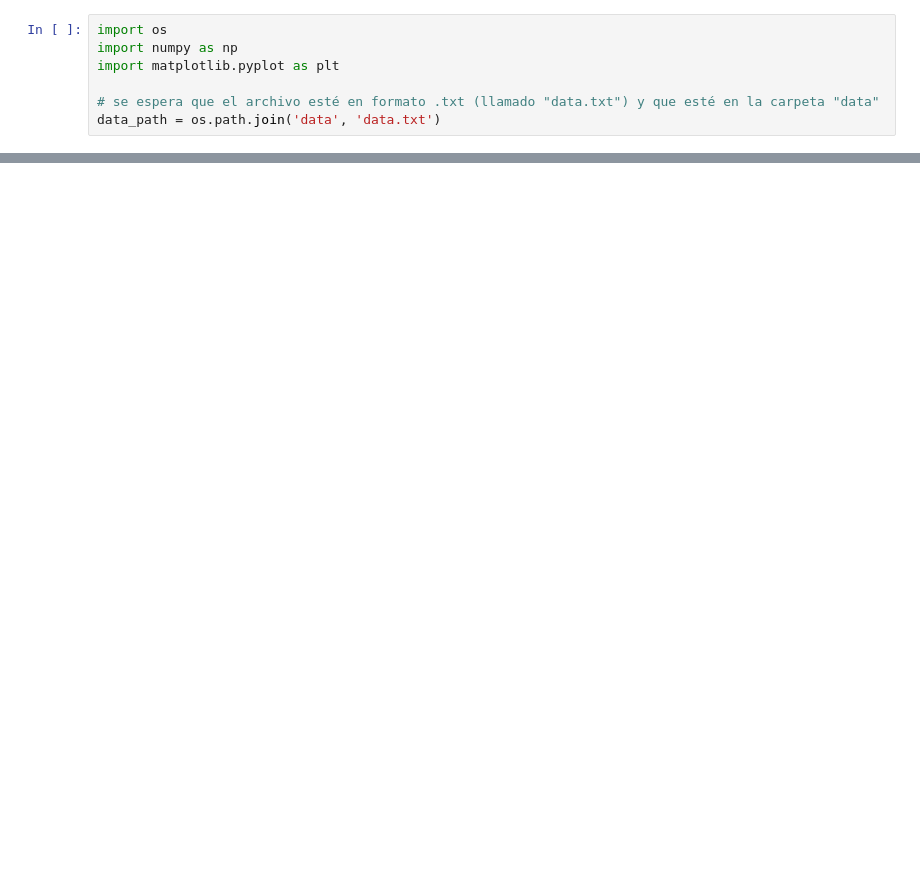
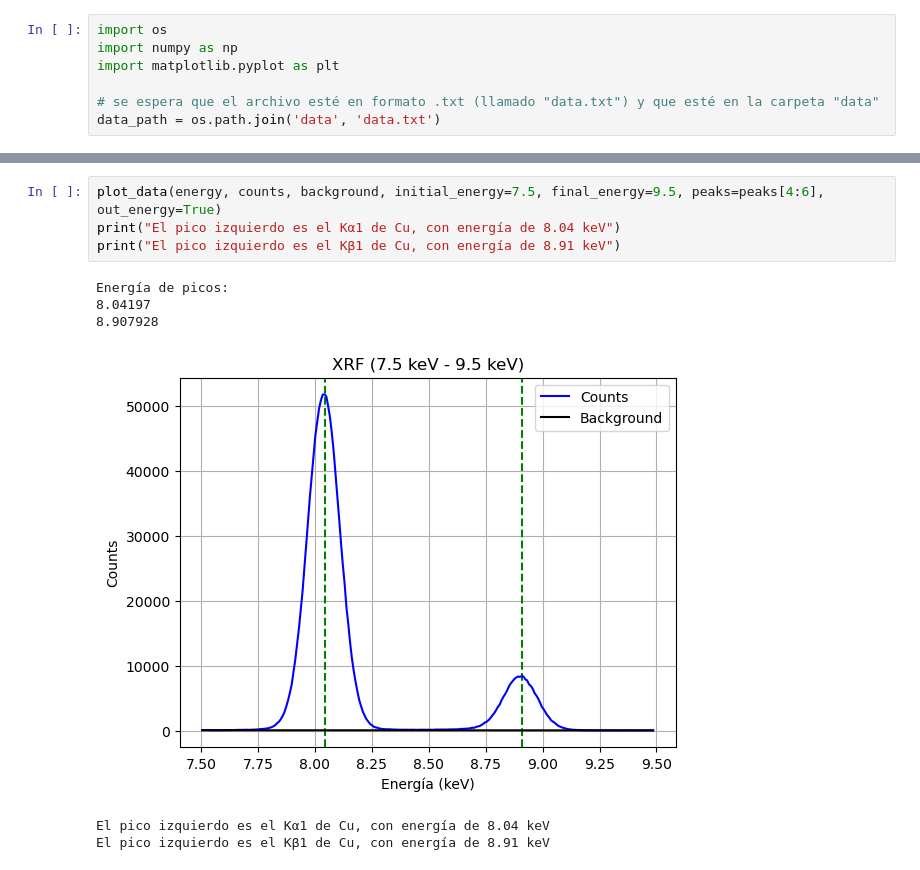
Before and after one commit to eduardoh27/Core-Level-Spectroscopy, a Jupyter notebook: Taller 3/punto9.ipynb, the cells around one changed output, grey strips where cells are left out. Drawn from its saved outputs; the diff is of its cells as text; blank space fills up the shorter version.

```diff
--- a/Taller 3/punto9.ipynb
+++ b/Taller 3/punto9.ipynb
@@ -165,0 +222,11 @@ plot_data(energy, counts, background, initial_energy=14.8, final_energy=15.1)
+# %%
+plot_data(energy, counts, background, initial_energy=7.5, final_energy=9.5, peaks=peaks[4:6], out_energy=True)
+print("El pico izquierdo es el Kα1 de Cu, con energía de 8.04 keV")
+print("El pico izquierdo es el Kβ1 de Cu, con energía de 8.91 keV")
+# %% [output]
+Energía de picos:
+8.04197
+8.907928
+[figure, added]
+El pico izquierdo es el Kα1 de Cu, con energía de 8.04 keV
+El pico izquierdo es el Kβ1 de Cu, con energía de 8.91 keV
```
Also changed, not shown: parts of 26 cells of this notebook, 1 other file.
